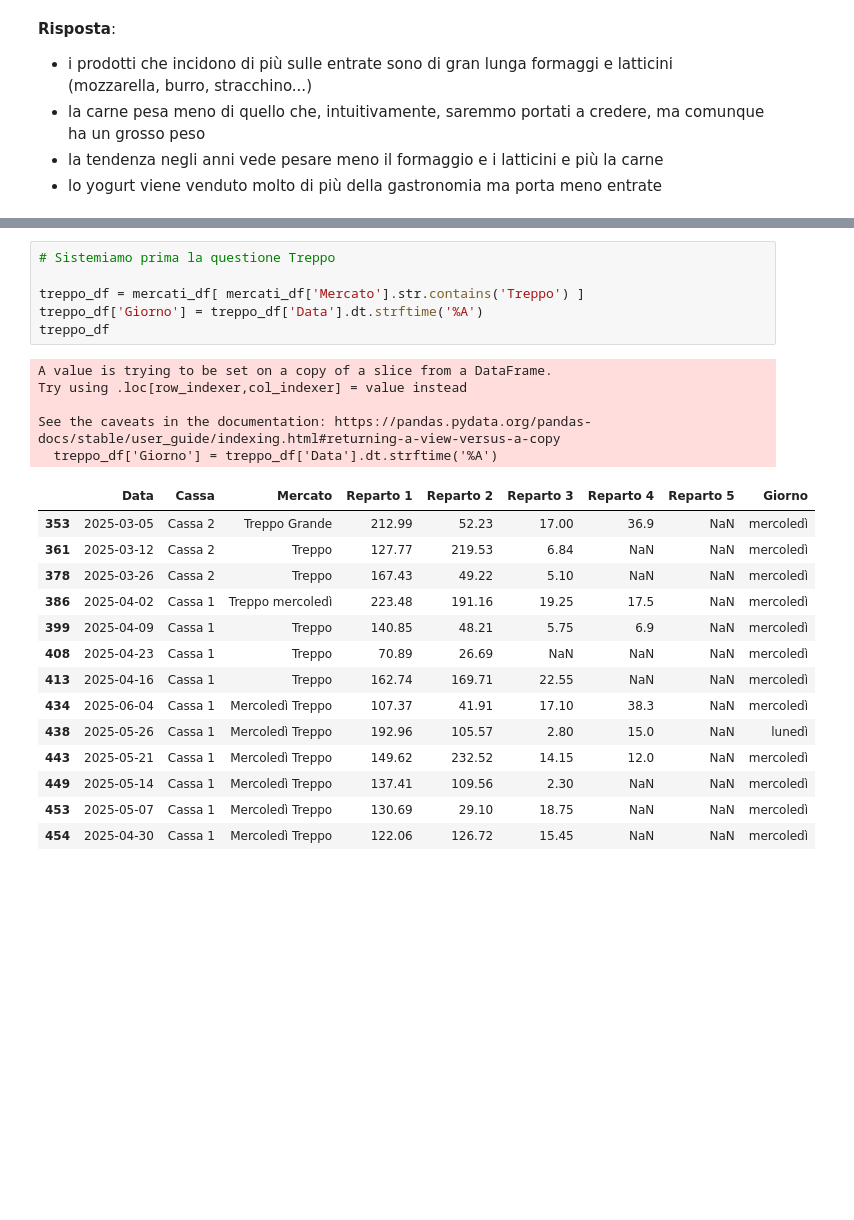
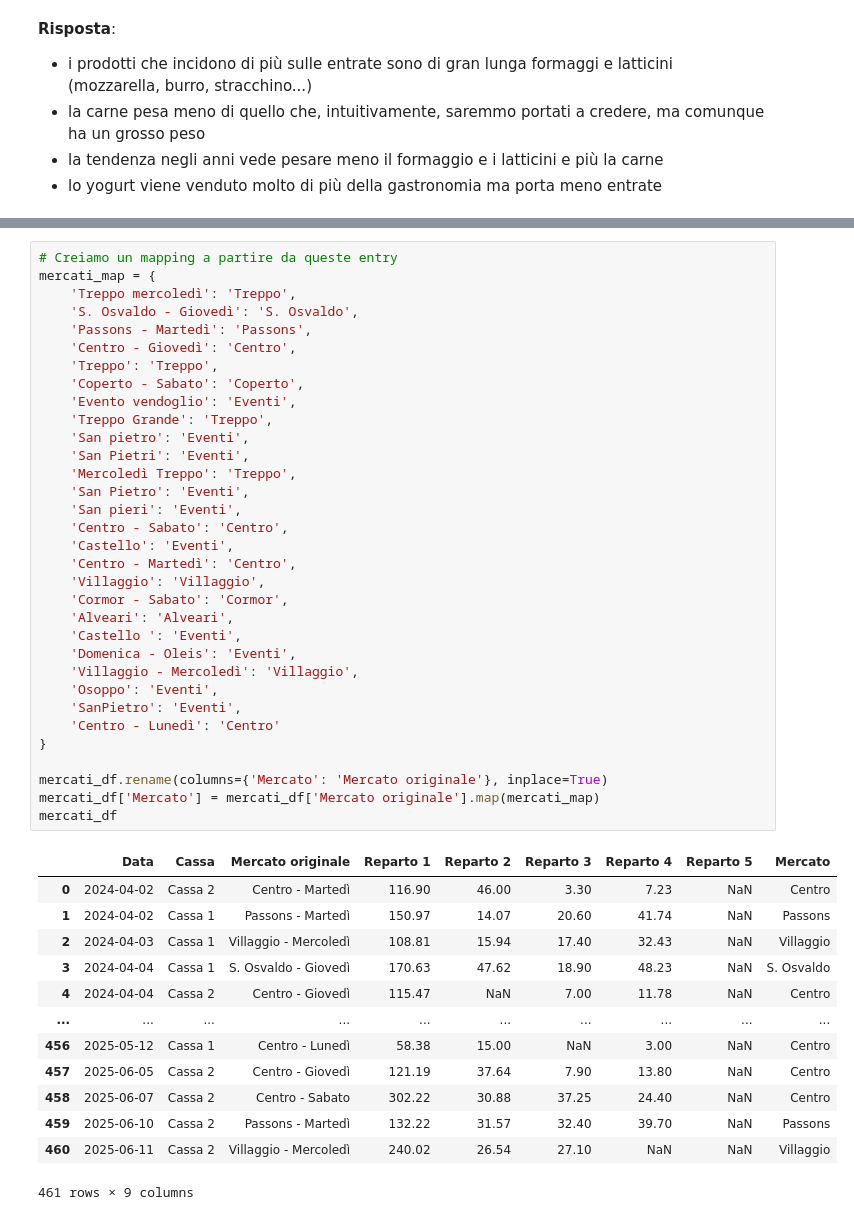
Before and after one commit to panda-with-issues/Fond-Scienze-dei-Dati-progetto, a Jupyter notebook: analisi_corrispettivi_la_di_cjastelan.ipynb, the cells around one changed output, grey strips where cells are left out. Saved outputs shown, nothing was run; the diff lists cells and outputs as text; blank space fills up the shorter version.

```diff
--- a/analisi_corrispettivi_la_di_cjastelan.ipynb
+++ b/analisi_corrispettivi_la_di_cjastelan.ipynb
@@ -1270,26 +1490,47 @@ Treppo
 # %%
-# Sistemiamo prima la questione Treppo
+# Creiamo un mapping a partire da queste entry
+mercati_map = {
+    'Treppo mercoledì': 'Treppo',
+    'S. Osvaldo - Giovedì': 'S. Osvaldo',
+    'Passons - Martedì': 'Passons',
+    'Centro - Giovedì': 'Centro',
+    'Treppo': 'Treppo',
+    'Coperto - Sabato': 'Coperto',
+    'Evento vendoglio': 'Eventi',
+    'Treppo Grande': 'Treppo',
+    'San pietro': 'Eventi',
+    'San Pietri': 'Eventi',
+    'Mercoledì Treppo': 'Treppo',
+    'San Pietro': 'Eventi',
+    'San pieri': 'Eventi',
+    'Centro - Sabato': 'Centro',
+    'Castello': 'Eventi',
+    'Centro - Martedì': 'Centro',
+    'Villaggio': 'Villaggio',
+    'Cormor - Sabato': 'Cormor',
+    'Alveari': 'Alveari',
+    'Castello ': 'Eventi',
+    'Domenica - Oleis': 'Eventi',
+    'Villaggio - Mercoledì': 'Villaggio',
+    'Osoppo': 'Eventi',
+    'SanPietro': 'Eventi',
+    'Centro - Lunedì': 'Centro'
+}
 
-treppo_df = mercati_df[ mercati_df['Mercato'].str.contains('Treppo') ]
-treppo_df['Giorno'] = treppo_df['Data'].dt.strftime('%A')
-treppo_df
+mercati_df.rename(columns={'Mercato': 'Mercato originale'}, inplace=True)
+mercati_df['Mercato'] = mercati_df['Mercato originale'].map(mercati_map)
+mercati_df
 # %% [output]
+|  | Data | Cassa | Mercato originale | Reparto 1 | Reparto 2 | Reparto 3 | Reparto 4 | Reparto 5 | Mercato |
+| 0 | 2024-04-02 | Cassa 2 | Centro - Martedì | 116.90 | 46.00 | 3.30 | 7.23 | NaN | Centro |
+| 1 | 2024-04-02 | Cassa 1 | Passons - Martedì | 150.97 | 14.07 | 20.60 | 41.74 | NaN | Passons |
+| 2 | 2024-04-03 | Cassa 1 | Villaggio - Mercoledì | 108.81 | 15.94 | 17.40 | 32.43 | NaN | Villaggio |
+| 3 | 2024-04-04 | Cassa 1 | S. Osvaldo - Giovedì | 170.63 | 47.62 | 18.90 | 48.23 | NaN | S. Osvaldo |
+| 4 | 2024-04-04 | Cassa 2 | Centro - Giovedì | 115.47 | NaN | 7.00 | 11.78 | NaN | Centro |
+| ... | ... | ... | ... | ... | ... | ... | ... | ... | ... |
+| 456 | 2025-05-12 | Cassa 1 | Centro - Lunedì | 58.38 | 15.00 | NaN | 3.00 | NaN | Centro |
+| 457 | 2025-06-05 | Cassa 2 | Centro - Giovedì | 121.19 | 37.64 | 7.90 | 13.80 | NaN | Centro |
+| 458 | 2025-06-07 | Cassa 2 | Centro - Sabato | 302.22 | 30.88 | 37.25 | 24.40 | NaN | Centro |
+| 459 | 2025-06-10 | Cassa 2 | Passons - Martedì | 132.22 | 31.57 | 32.40 | 39.70 | NaN | Passons |
+| 460 | 2025-06-11 | Cassa 2 | Villaggio - Mercoledì | 240.02 | 26.54 | 27.10 | NaN | NaN | Villaggio |
-A value is trying to be set on a copy of a slice from a DataFrame.
-Try using .loc[row_indexer,col_indexer] = value instead
-
-See the caveats in the documentation: https://pandas.pydata.org/pandas-docs/stable/user_guide/indexing.html#returning-a-view-versus-a-copy
-  treppo_df['Giorno'] = treppo_df['Data'].dt.strftime('%A')
+461 rows × 9 columns
-|  | Data | Cassa | Mercato | Reparto 1 | Reparto 2 | Reparto 3 | Reparto 4 | Reparto 5 | Giorno |
-| 353 | 2025-03-05 | Cassa 2 | Treppo Grande | 212.99 | 52.23 | 17.00 | 36.9 | NaN | mercoledì |
-| 361 | 2025-03-12 | Cassa 2 | Treppo | 127.77 | 219.53 | 6.84 | NaN | NaN | mercoledì |
-| 378 | 2025-03-26 | Cassa 2 | Treppo | 167.43 | 49.22 | 5.10 | NaN | NaN | mercoledì |
-| 386 | 2025-04-02 | Cassa 1 | Treppo mercoledì | 223.48 | 191.16 | 19.25 | 17.5 | NaN | mercoledì |
-| 399 | 2025-04-09 | Cassa 1 | Treppo | 140.85 | 48.21 | 5.75 | 6.9 | NaN | mercoledì |
-| 408 | 2025-04-23 | Cassa 1 | Treppo | 70.89 | 26.69 | NaN | NaN | NaN | mercoledì |
-| 413 | 2025-04-16 | Cassa 1 | Treppo | 162.74 | 169.71 | 22.55 | NaN | NaN | mercoledì |
-| 434 | 2025-06-04 | Cassa 1 | Mercoledì Treppo | 107.37 | 41.91 | 17.10 | 38.3 | NaN | mercoledì |
-| 438 | 2025-05-26 | Cassa 1 | Mercoledì Treppo | 192.96 | 105.57 | 2.80 | 15.0 | NaN | lunedì |
-| 443 | 2025-05-21 | Cassa 1 | Mercoledì Treppo | 149.62 | 232.52 | 14.15 | 12.0 | NaN | mercoledì |
-| 449 | 2025-05-14 | Cassa 1 | Mercoledì Treppo | 137.41 | 109.56 | 2.30 | NaN | NaN | mercoledì |
-| 453 | 2025-05-07 | Cassa 1 | Mercoledì Treppo | 130.69 | 29.10 | 18.75 | NaN | NaN | mercoledì |
-| 454 | 2025-04-30 | Cassa 1 | Mercoledì Treppo | 122.06 | 126.72 | 15.45 | NaN | NaN | mercoledì |
```
Also changed, not shown: parts of 25 cells of this notebook.
